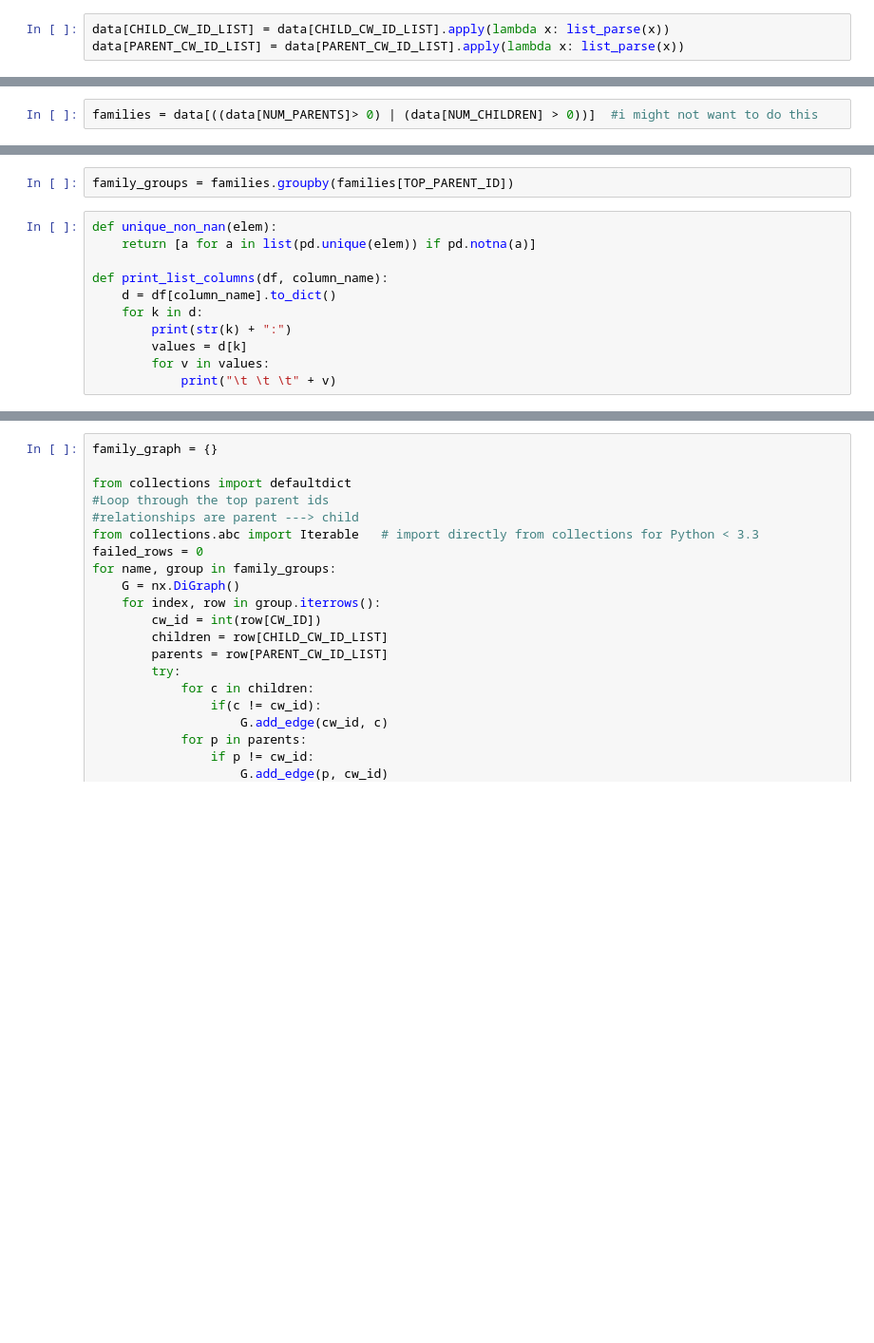
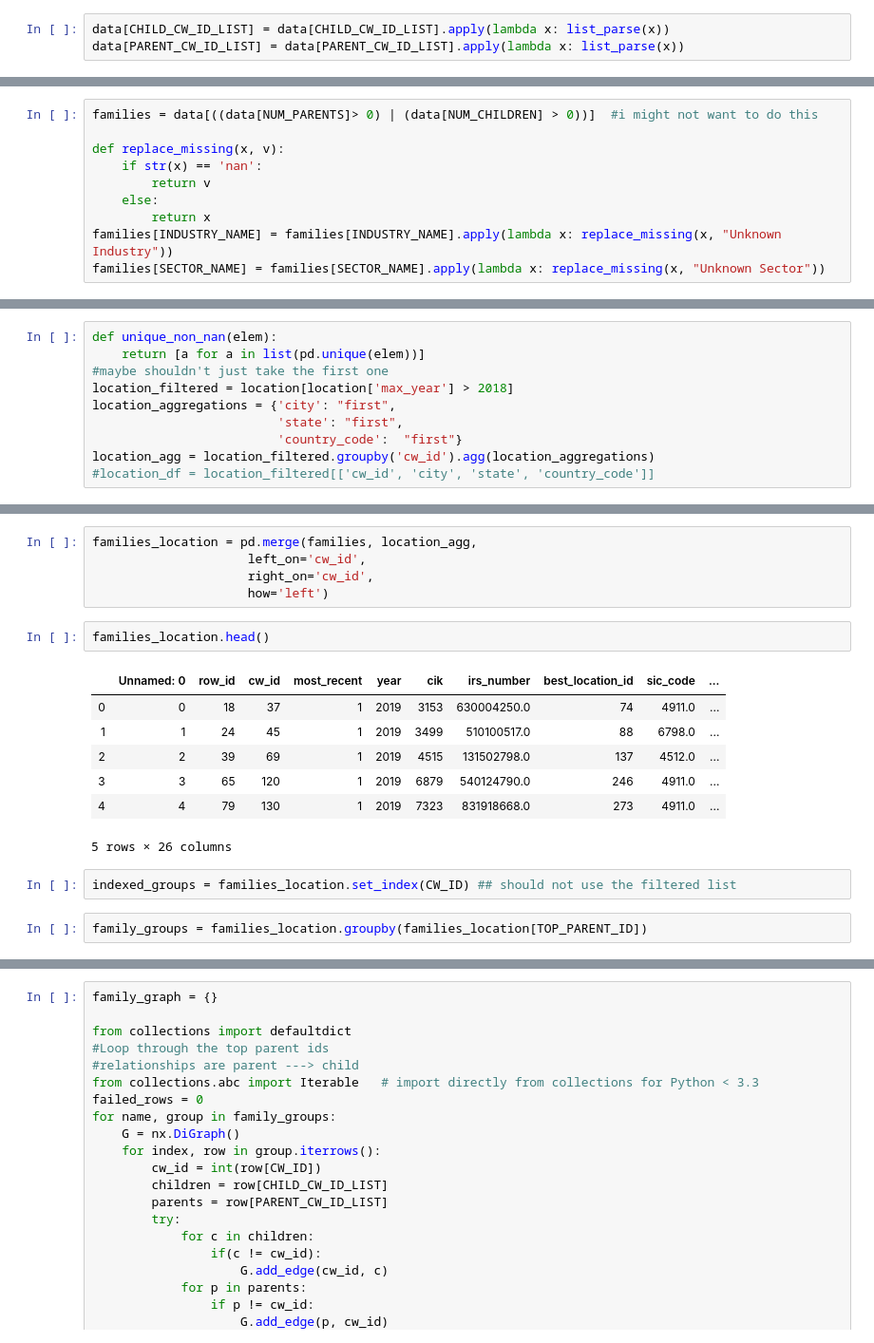
Before and after one commit to prakharchandna/info202project, a Jupyter notebook: company_report.ipynb, the cells around one changed output, grey strips where cells are left out. Shown at 95% size. Drawn from its saved outputs; the diff is of its cells as text; blank space fills up the shorter version.

Commit message:
maybe works

```diff
--- a/company_report.ipynb
+++ b/company_report.ipynb
@@ -48,2 +42,10 @@ x[1][0]
 # %%
 families = data[((data[NUM_PARENTS]> 0) | (data[NUM_CHILDREN] > 0))]  #i might not want to do this
+
+def replace_missing(x, v):
+    if str(x) == 'nan':
+        return v
+    else:
+        return x
+families[INDUSTRY_NAME] = families[INDUSTRY_NAME].apply(lambda x: replace_missing(x, "Unknown Industry"))
+families[SECTOR_NAME] = families[SECTOR_NAME].apply(lambda x: replace_missing(x, "Unknown Sector"))
@@ -53,0 +92,10 @@ families.shape
+# %%
+def unique_non_nan(elem):
+    return [a for a in list(pd.unique(elem))]
+#maybe shouldn't just take the first one
+location_filtered = location[location['max_year'] > 2018]
+location_aggregations = {'city': "first",
+                         'state': "first",
+                         'country_code':  "first"}
+location_agg = location_filtered.groupby('cw_id').agg(location_aggregations)
+#location_df = location_filtered[['cw_id', 'city', 'state', 'country_code']]
@@ -54,13 +118,19 @@ families.shape
+# %%
+families_location = pd.merge(families, location_agg,
+                     left_on='cw_id',
+                     right_on='cw_id',
+                     how='left')
+# %%
+families_location.head()
+# %% [output]
+|  | Unnamed: 0 | row_id | cw_id | most_recent | year | cik | irs_number | best_location_id | sic_code | ... |
+| 0 | 0 | 18 | 37 | 1 | 2019 | 3153 | 630004250.0 | 74 | 4911.0 | ... |
+| 1 | 1 | 24 | 45 | 1 | 2019 | 3499 | 510100517.0 | 88 | 6798.0 | ... |
+| 2 | 2 | 39 | 69 | 1 | 2019 | 4515 | 131502798.0 | 137 | 4512.0 | ... |
+| 3 | 3 | 65 | 120 | 1 | 2019 | 6879 | 540124790.0 | 246 | 4911.0 | ... |
+| 4 | 4 | 79 | 130 | 1 | 2019 | 7323 | 831918668.0 | 273 | 4911.0 | ... |
+5 rows × 26 columns
+# %%
+indexed_groups = families_location.set_index(CW_ID) ## should not use the filtered list
 # %%
-family_groups = families.groupby(families[TOP_PARENT_ID])
+family_groups = families_location.groupby(families_location[TOP_PARENT_ID])
-# %%
-def unique_non_nan(elem):
-    return [a for a in list(pd.unique(elem)) if pd.notna(a)]
-
-def print_list_columns(df, column_name):
-    d = df[column_name].to_dict()
-    for k in d:
-        print(str(k) + ":")
-        values = d[k]
-        for v in values:
-            print("\t \t \t" + v)
```
Also changed, not shown: parts of 26 cells of this notebook.
